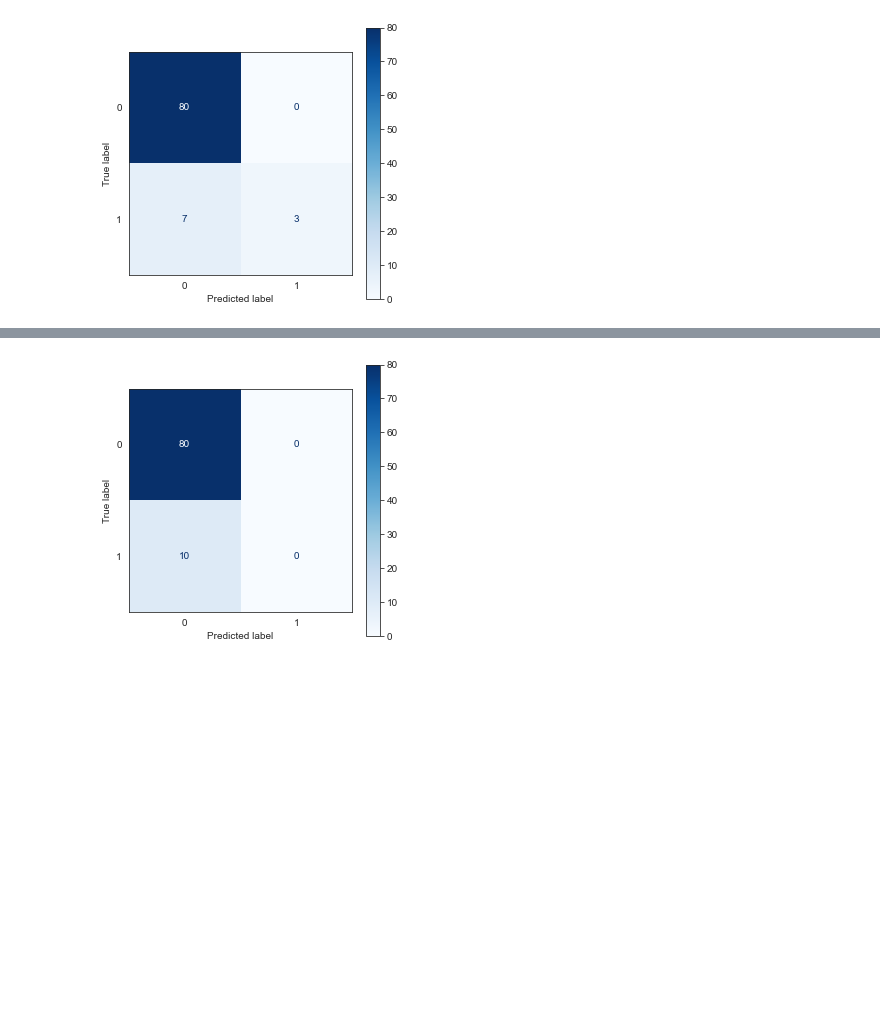
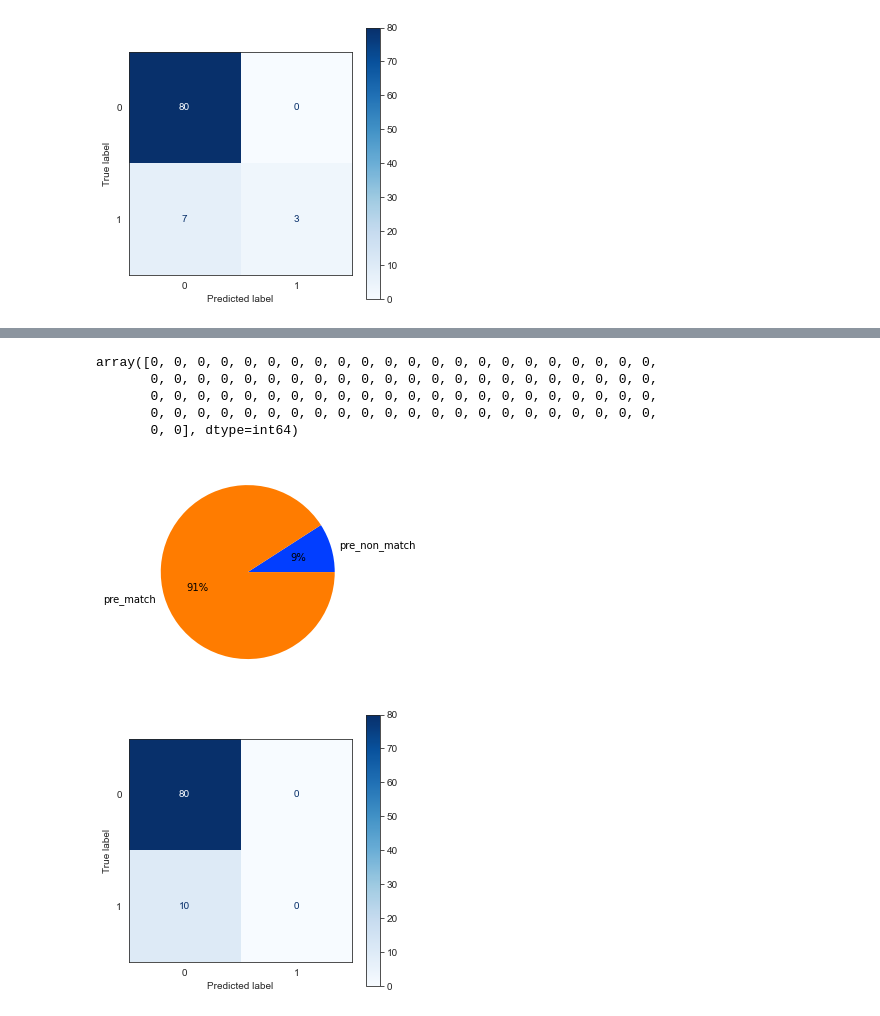
Before and after one commit to digitalhemanth/Data-Science, a Jupyter notebook: Scikit Learn/dataset_2/spark_hadoop_ml_2.ipynb, the cells around one changed output, grey strips where cells are left out. Cells and saved outputs as stored; diff of their text form; code cells hidden in the pictures; blank space fills up the shorter version.

```diff
--- a/Scikit Learn/dataset_2/spark_hadoop_ml_2.ipynb
+++ b/Scikit Learn/dataset_2/spark_hadoop_ml_2.ipynb
@@ -809,0 +842,3 @@ total: 0.72 s
+# %%
+CATBoost = model6.predict(X_test)
+CATBoost
@@ -809,0 +851,9 @@ total: 0.72 s
+# %%
+data_set = []
+for ele in CATBoost:
+    data_set.append(ele)
+
+pers = []
+pers.append(data_set.count(1))
+pers.append(data_set.count(0))
+keys = ['pre_non_match', 'pre_match']
@@ -867,3 +925,29 @@ total: 0.38 s
+# %%
+GradientBoost = model7.predict(X_test)
+GradientBoost
+# %% [output]
+array([0, 0, 0, 0, 0, 0, 0, 0, 0, 0, 0, 0, 0, 0, 0, 0, 0, 0, 0, 0, 0, 0,
+       0, 0, 0, 0, 0, 0, 0, 0, 0, 0, 0, 0, 0, 0, 0, 0, 0, 0, 0, 0, 0, 0,
+       0, 0, 0, 0, 0, 0, 0, 0, 0, 0, 0, 0, 0, 0, 0, 0, 0, 0, 0, 0, 0, 0,
+       0, 0, 0, 0, 0, 0, 0, 0, 0, 0, 0, 0, 0, 0, 0, 0, 0, 0, 0, 0, 0, 0,
+       0, 0], dtype=int64)
+# %%
+data_set = []
+for ele in GradientBoost:
+    data_set.append(ele)
+
+pers = []
+pers.append(data_set.count(1))
+pers.append(data_set.count(0))
+keys = ['pre_non_match', 'pre_match']
+# %%
+palette_color = sns.color_palette('bright')
+plt.pie(pers, labels=keys, colors=palette_color, autopct='%.0f%%')
+
+# displaying chart
+plt.show()
+# %% [output]
+[figure, added]
 # %%
 plt.rcParams['figure.figsize']=5,5
 sns.set_style("white")
```
Also changed, not shown: parts of 14 cells of this notebook.
